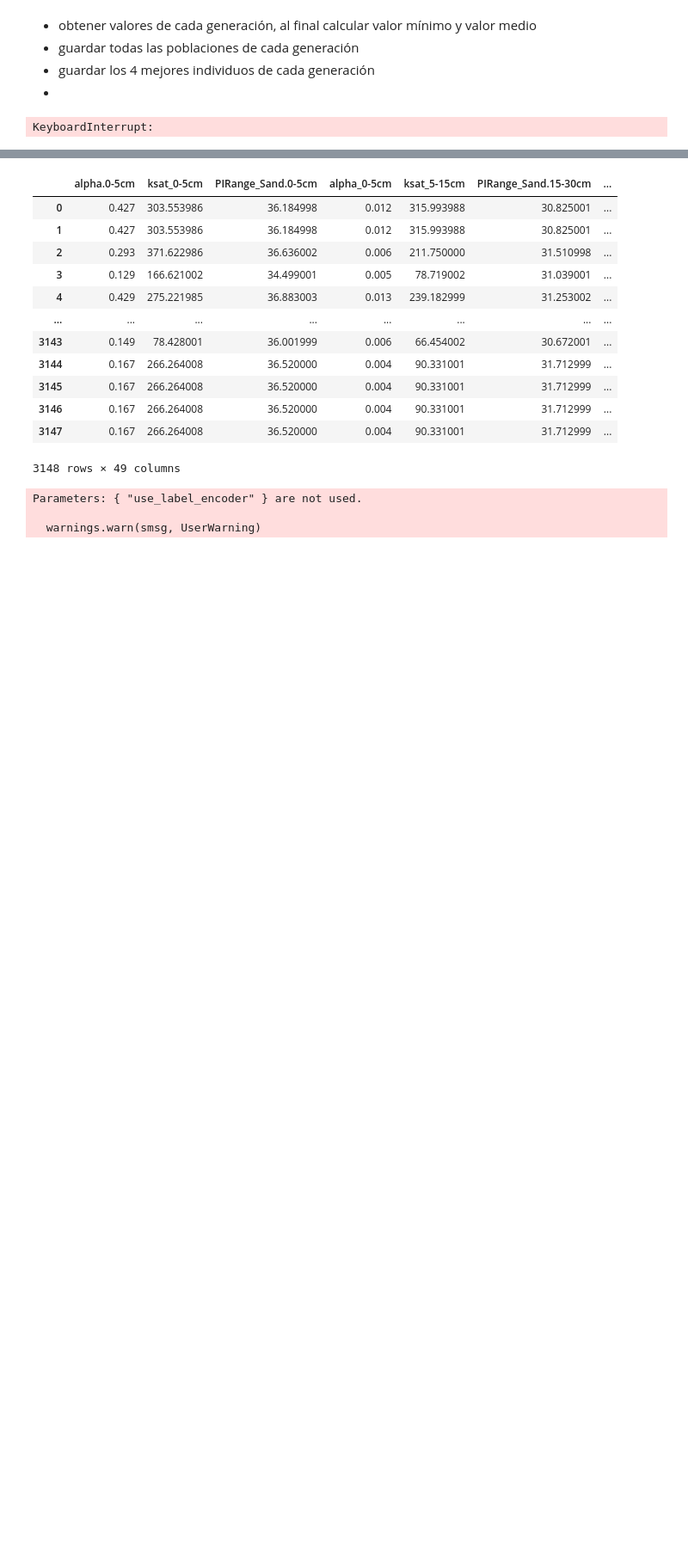
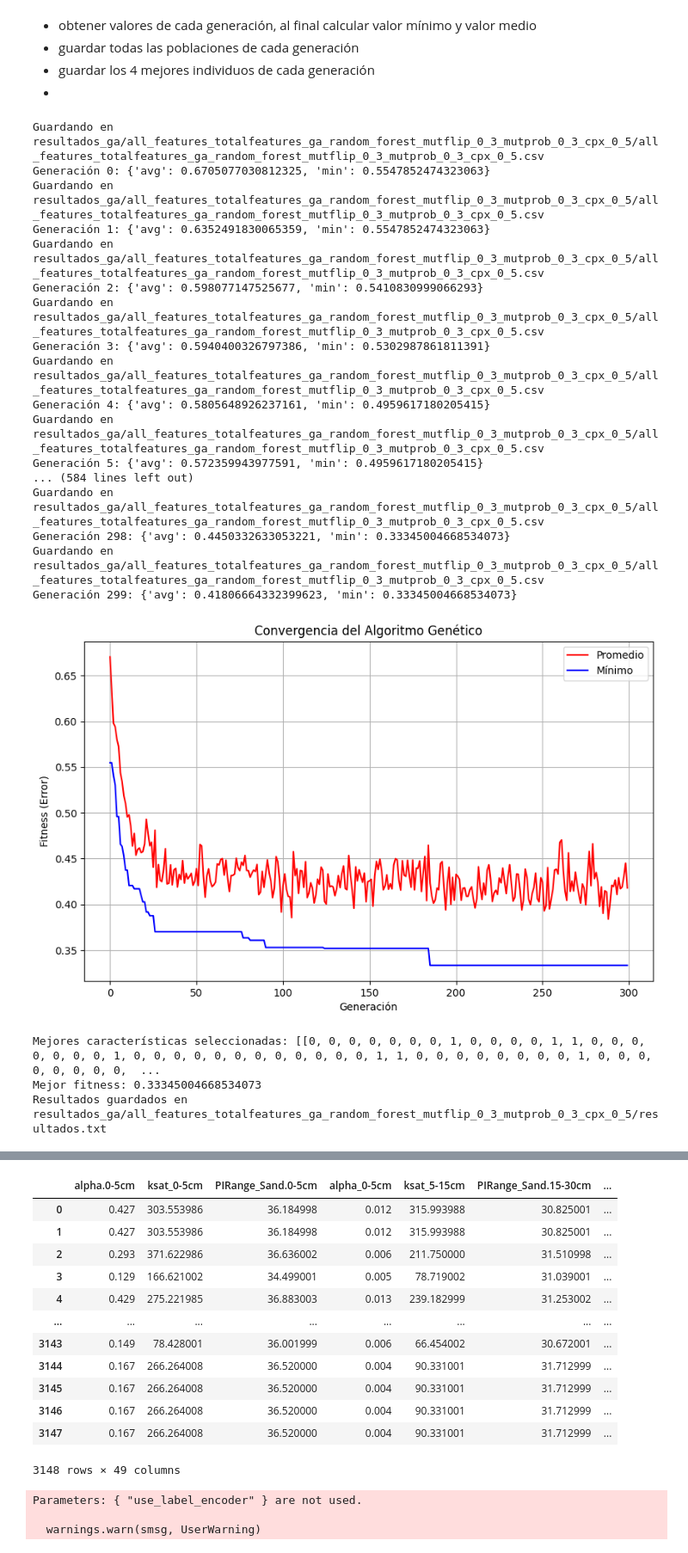
Before and after one commit to ManuelLabbe/modelo_susceptibilidad_remociones_en_masa_sur_de_Chile, a Jupyter notebook: feature_selection.ipynb, the cells around one changed output, grey strips where cells are left out. Shown: that part at 86% size. Saved outputs shown, nothing was run; the diff lists cells and outputs as text; code cells hidden in the pictures; blank space fills up the shorter version.

```diff
--- a/feature_selection.ipynb
+++ b/feature_selection.ipynb
@@ -94,39 +138,59 @@ ExecutableNotFound: failed to execute WindowsPath('dot'), make sure the Graphviz
 -
 # %%
 import os
-model_name = 'svm_finetune'
-mutFlipBit = 0.8
-mut_prob = 0.5
-cruce_prob = 0.4
-path = f"resultados_ga/ga_{model_name}_mutflip_{str(mutFlipBit).replace('.','_')}_mutprob_{str(mut_prob).replace('.','_')}_cpx_{str(cruce_prob).replace('.','_')}"
+model_name = 'random_forest'
+mutFlipBit = 0.3
+mut_prob = 0.3
+cruce_prob = 0.5
+path = f"resultados_ga/all_features_totalfeatures_ga_{model_name}_mutflip_{str(mutFlipBit).replace('.','_')}_mutprob_{str(mut_prob).replace('.','_')}_cpx_{str(cruce_prob).replace('.','_')}"
 os.makedirs(path, exist_ok=True)
 target_column = 'Valor'
 mejores_caracteristicas, logbook, hof = seleccion_caracteristicas_genetico(final, target_column, n_generations=300, population_size=40,
                                        outputpath = path, mutFlipBit=mutFlipBit, mut_prob=mut_prob, cruce_prob=cruce_prob)
 fig = plot_convergence(logbook=logbook)
 fig.savefig(f'{path}/convergence_plot.png',
             dpi=300,
             bbox_inches='tight')
 
 df = final.drop(columns='Valor')
 best_solution = hof[0]
 features = df.columns
 selected_features = get_selected_features(best_solution, features)
 
 print("Mejores características seleccionadas:", mejores_caracteristicas)
 print("Mejor fitness:", hof[0].fitness.values[0])
 
 output_file = f"{path}/resultados.txt"
 
 with open(output_file, 'w') as f:
     f.write('Features seleccionadas\n')
     for feature in selected_features:
         f.write(feature + '\n')
     f.write(f'Mejor Fitness: {hof[0].fitness.values[0]}')
 
 print(f"Resultados guardados en {output_file}")
 # %% [output]
-KeyboardInterrupt:
+Guardando en resultados_ga/all_features_totalfeatures_ga_random_forest_mutflip_0_3_mutprob_0_3_cpx_0_5/all_features_totalfeatures_ga_random_forest_mutflip_0_3_mutprob_0_3_cpx_0_5.csv
+Generación 0: {'avg': 0.6705077030812325, 'min': 0.5547852474323063}
+Guardando en resultados_ga/all_features_totalfeatures_ga_random_forest_mutflip_0_3_mutprob_0_3_cpx_0_5/all_features_totalfeatures_ga_random_forest_mutflip_0_3_mutprob_0_3_cpx_0_5.csv
+Generación 1: {'avg': 0.6352491830065359, 'min': 0.5547852474323063}
+Guardando en resultados_ga/all_features_totalfeatures_ga_random_forest_mutflip_0_3_mutprob_0_3_cpx_0_5/all_features_totalfeatures_ga_random_forest_mutflip_0_3_mutprob_0_3_cpx_0_5.csv
+Generación 2: {'avg': 0.598077147525677, 'min': 0.5410830999066293}
+Guardando en resultados_ga/all_features_totalfeatures_ga_random_forest_mutflip_0_3_mutprob_0_3_cpx_0_5/all_features_totalfeatures_ga_random_forest_mutflip_0_3_mutprob_0_3_cpx_0_5.csv
+Generación 3: {'avg': 0.5940400326797386, 'min': 0.5302987861811391}
+Guardando en resultados_ga/all_features_totalfeatures_ga_random_forest_mutflip_0_3_mutprob_0_3_cpx_0_5/all_features_totalfeatures_ga_random_forest_mutflip_0_3_mutprob_0_3_cpx_0_5.csv
+Generación 4: {'avg': 0.5805648926237161, 'min': 0.4959617180205415}
+Guardando en resultados_ga/all_features_totalfeatures_ga_random_forest_mutflip_0_3_mutprob_0_3_cpx_0_5/all_features_totalfeatures_ga_random_forest_mutflip_0_3_mutprob_0_3_cpx_0_5.csv
+Generación 5: {'avg': 0.572359943977591, 'min': 0.4959617180205415}
+... (584 lines left out)
+Guardando en resultados_ga/all_features_totalfeatures_ga_random_forest_mutflip_0_3_mutprob_0_3_cpx_0_5/all_features_totalfeatures_ga_random_forest_mutflip_0_3_mutprob_0_3_cpx_0_5.csv
+Generación 298: {'avg': 0.4450332633053221, 'min': 0.33345004668534073}
+Guardando en resultados_ga/all_features_totalfeatures_ga_random_forest_mutflip_0_3_mutprob_0_3_cpx_0_5/all_features_totalfeatures_ga_random_forest_mutflip_0_3_mutprob_0_3_cpx_0_5.csv
+Generación 299: {'avg': 0.41806664332399623, 'min': 0.33345004668534073}
+[figure, added]
+Mejores características seleccionadas: [[0, 0, 0, 0, 0, 0, 0, 1, 0, 0, 0, 0, 1, 1, 0, 0, 0, 0, 0, 0, 0, 1, 0, 0, 0, 0, 0, 0, 0, 0, 0, 0, 0, 0, 1, 1, 0, 0, 0, 0, 0, 0, 0, 0, 1, 0, 0, 0, 0, 0, 0, 0, 0,  ...
+Mejor fitness: 0.33345004668534073
+Resultados guardados en resultados_ga/all_features_totalfeatures_ga_random_forest_mutflip_0_3_mutprob_0_3_cpx_0_5/resultados.txt
 # %%
 len(mejores_caracteristicas[0])
 # %% [output]
```
Also changed, not shown: parts of 10 cells of this notebook, 12 other files.
